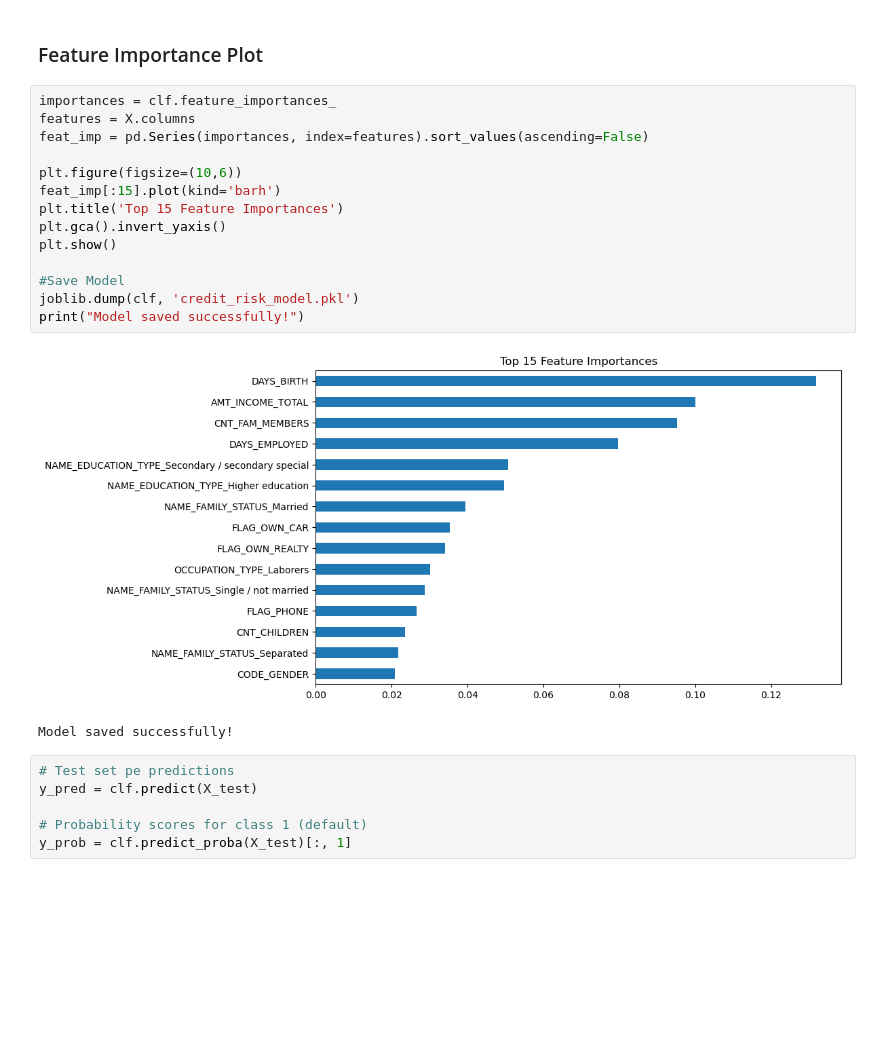
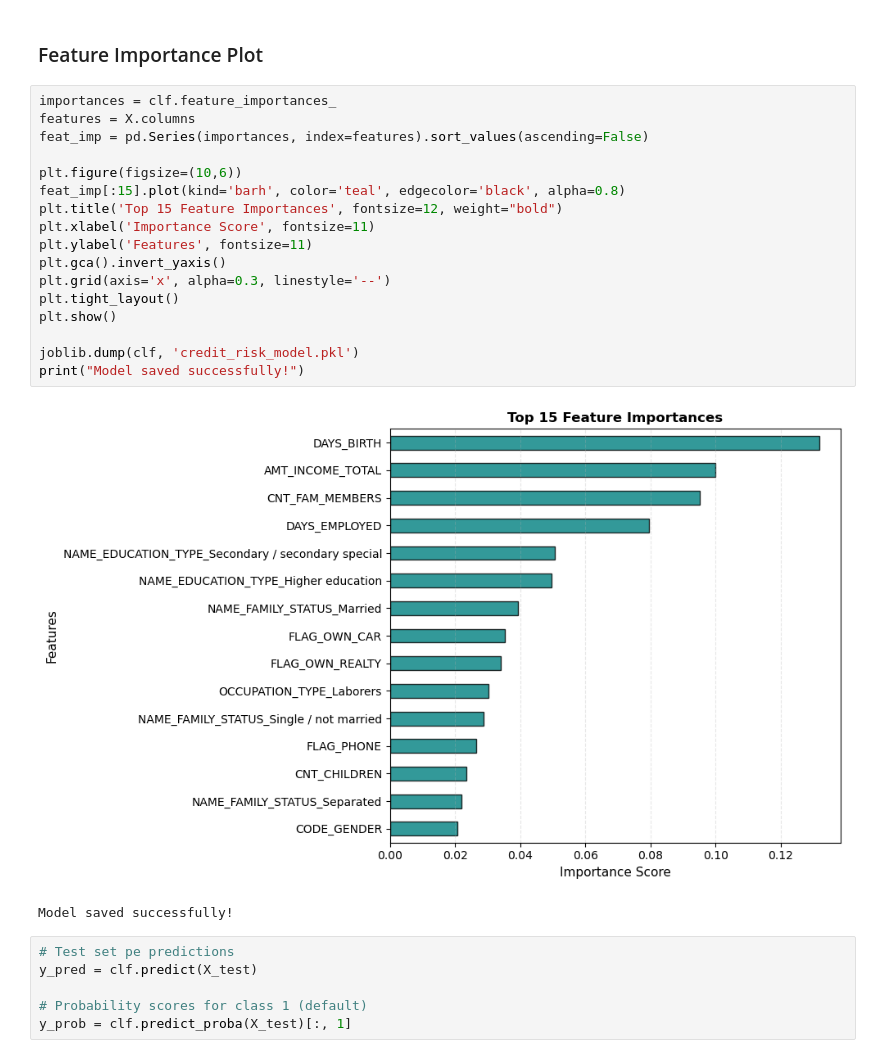
Before and after one commit to Gourav-2003/credit_risk_project, a Jupyter notebook: notebooks/credit_card_project.ipynb, the cells around one changed output. Drawn from its saved outputs; the diff is of its cells as text; blank space fills up the shorter version.

```diff
--- a/notebooks/credit_card_project.ipynb
+++ b/notebooks/credit_card_project.ipynb
@@ -613,19 +664,22 @@ weighted avg       0.92      0.94      0.93     14768
 # %%
 importances = clf.feature_importances_
 features = X.columns
 feat_imp = pd.Series(importances, index=features).sort_values(ascending=False)
 
 plt.figure(figsize=(10,6))
-feat_imp[:15].plot(kind='barh')
-plt.title('Top 15 Feature Importances')
+feat_imp[:15].plot(kind='barh', color='teal', edgecolor='black', alpha=0.8)
+plt.title('Top 15 Feature Importances', fontsize=12, weight="bold")
+plt.xlabel('Importance Score', fontsize=11)
+plt.ylabel('Features', fontsize=11)
 plt.gca().invert_yaxis()
+plt.grid(axis='x', alpha=0.3, linestyle='--')
+plt.tight_layout()
 plt.show()
 
-#Save Model
 joblib.dump(clf, 'credit_risk_model.pkl')
 print("Model saved successfully!")
 # %% [output]
-[figure, old version]
+[figure, new version]
 Model saved successfully!
 # %%
 # Test set pe predictions
```
Also changed, not shown: parts of 14 cells of this notebook.
